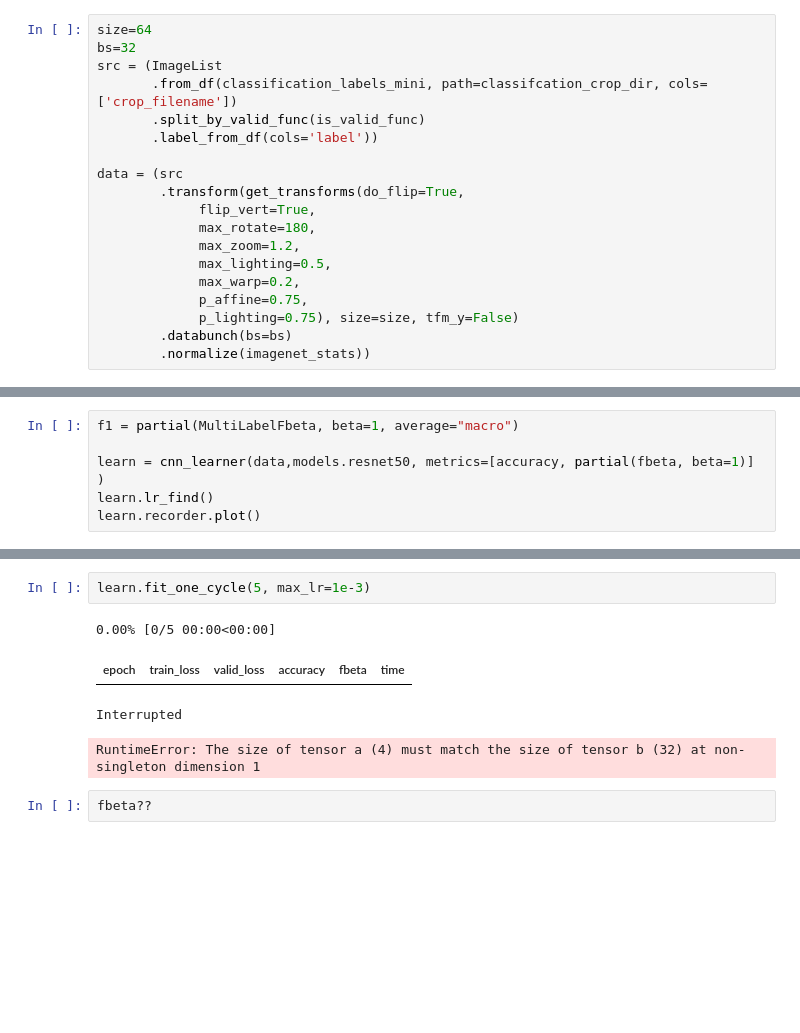
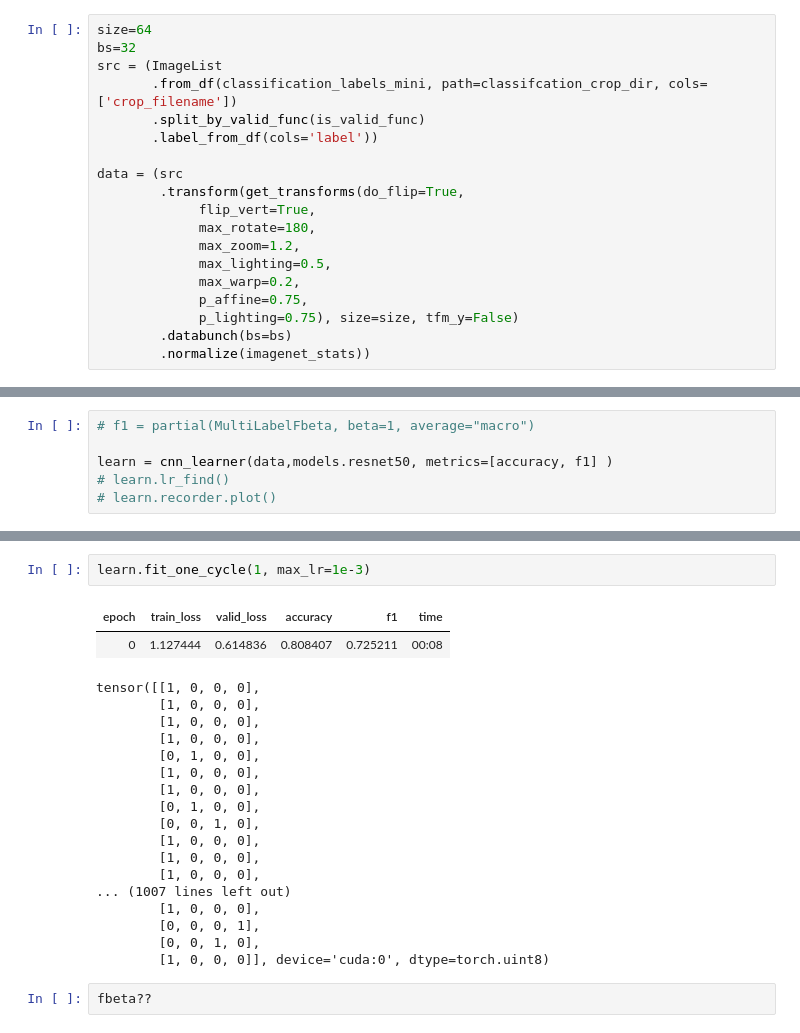
Before and after one commit to wwymak/spacenet-buildings, a Jupyter notebook: xview2/damage classification.ipynb, the cells around one changed output, grey strips where cells are left out. Cells and saved outputs as stored; diff of their text form; blank space fills up the shorter version.

```diff
--- a/xview2/damage classification.ipynb
+++ b/xview2/damage classification.ipynb
@@ -140,6 +198,6 @@ data.show_batch(ds_type=DatasetType.Valid)
 # %%
-f1 = partial(MultiLabelFbeta, beta=1, average="macro")
+# f1 = partial(MultiLabelFbeta, beta=1, average="macro")
 
-learn = cnn_learner(data,models.resnet50, metrics=[accuracy, partial(fbeta, beta=1)] )
-learn.lr_find()
-learn.recorder.plot()
+learn = cnn_learner(data,models.resnet50, metrics=[accuracy, f1] )
+# learn.lr_find()
+# learn.recorder.plot()
@@ -150,9 +204,24 @@ LR Finder is complete, type {learner_name}.recorder.plot() to see the graph.
 # %%
-learn.fit_one_cycle(5, max_lr=1e-3)
+learn.fit_one_cycle(1, max_lr=1e-3)
 # %% [output]
+| epoch | train_loss | valid_loss | accuracy | f1 | time |
+| 0 | 1.127444 | 0.614836 | 0.808407 | 0.725211 | 00:08 |
-0.00% [0/5 00:00<00:00]
+tensor([[1, 0, 0, 0],
+        [1, 0, 0, 0],
+        [1, 0, 0, 0],
+        [1, 0, 0, 0],
+        [0, 1, 0, 0],
+        [1, 0, 0, 0],
+        [1, 0, 0, 0],
+        [0, 1, 0, 0],
+        [0, 0, 1, 0],
+        [1, 0, 0, 0],
+        [1, 0, 0, 0],
+        [1, 0, 0, 0],
+... (1007 lines left out)
+        [1, 0, 0, 0],
+        [0, 0, 0, 1],
+        [0, 0, 1, 0],
+        [1, 0, 0, 0]], device='cuda:0', dtype=torch.uint8)
-| epoch | train_loss | valid_loss | accuracy | fbeta | time |
-Interrupted
-RuntimeError: The size of tensor a (4) must match the size of tensor b (32) at non-singleton dimension 1
 # %%
 fbeta??
```
Also changed, not shown: parts of 6 cells of this notebook.
